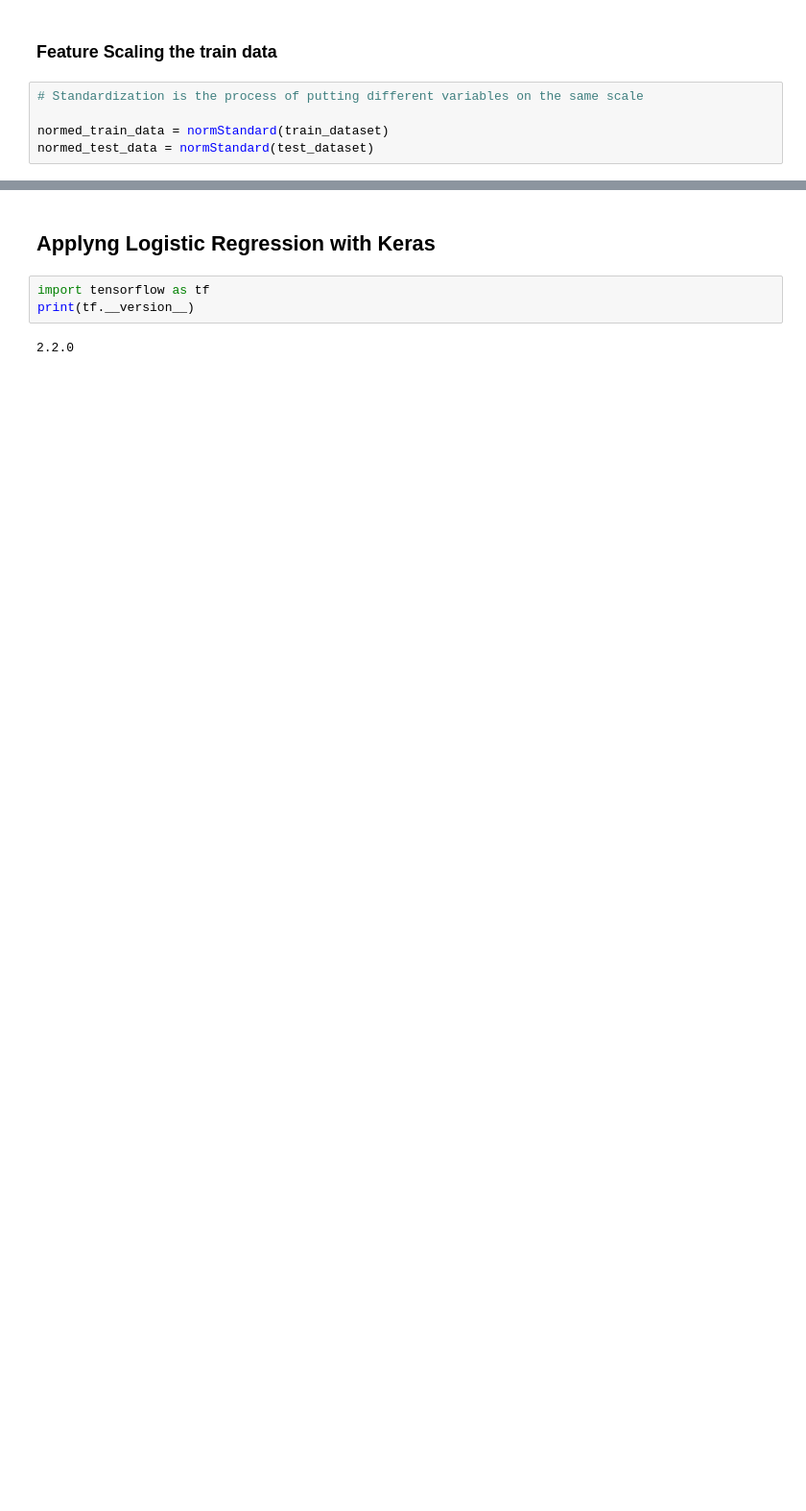
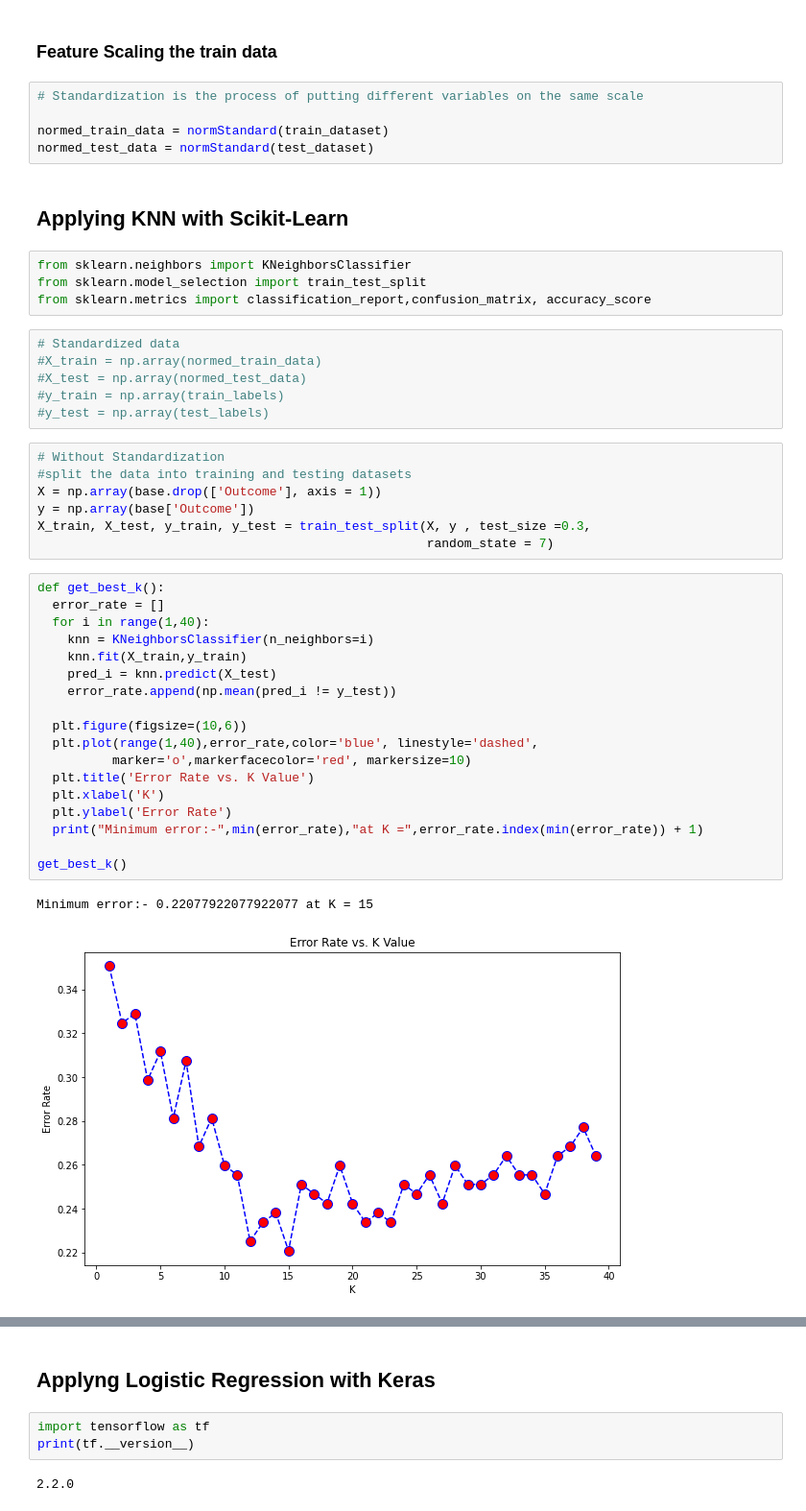
Before and after one commit to RafaDias/diabetes-analysis, a Jupyter notebook: Diabetes_Analysis.ipynb, the cells around one changed output, grey strips where cells are left out. Shown at 96% size. Drawn from its saved outputs; the diff is of its cells as text; blank space fills up the shorter version.

```diff
--- a/Diabetes Analysis.ipynb
+++ b/Diabetes_Analysis.ipynb
@@ -114,3 +145,43 @@ test_labels = test_dataset.pop('Outcome')
 
 normed_train_data = normStandard(train_dataset)
 normed_test_data = normStandard(test_dataset)
+# %% [markdown]
+## Applying KNN with Scikit-Learn
+# %%
+from sklearn.neighbors import KNeighborsClassifier
+from sklearn.model_selection import train_test_split
+from sklearn.metrics import classification_report,confusion_matrix, accuracy_score
+# %%
+# Standardized data
+#X_train = np.array(normed_train_data)
+#X_test = np.array(normed_test_data)
+#y_train = np.array(train_labels)
+#y_test = np.array(test_labels)
+# %%
+# Without Standardization
+#split the data into training and testing datasets
+X = np.array(base.drop(['Outcome'], axis = 1))
+y = np.array(base['Outcome'])
+X_train, X_test, y_train, y_test = train_test_split(X, y , test_size =0.3,
+                                                    random_state = 7)
+# %%
+def get_best_k():
+  error_rate = []
+  for i in range(1,40):
+    knn = KNeighborsClassifier(n_neighbors=i)
+    knn.fit(X_train,y_train)
+    pred_i = knn.predict(X_test)
+    error_rate.append(np.mean(pred_i != y_test))
+
+  plt.figure(figsize=(10,6))
+  plt.plot(range(1,40),error_rate,color='blue', linestyle='dashed',
+          marker='o',markerfacecolor='red', markersize=10)
+  plt.title('Error Rate vs. K Value')
+  plt.xlabel('K')
+  plt.ylabel('Error Rate')
+  print("Minimum error:-",min(error_rate),"at K =",error_rate.index(min(error_rate)) + 1)
+
+get_best_k()
+# %% [output]
+Minimum error:- 0.22077922077922077 at K = 15
+[figure, added]
```
Also changed, not shown: parts of 15 cells of this notebook.
